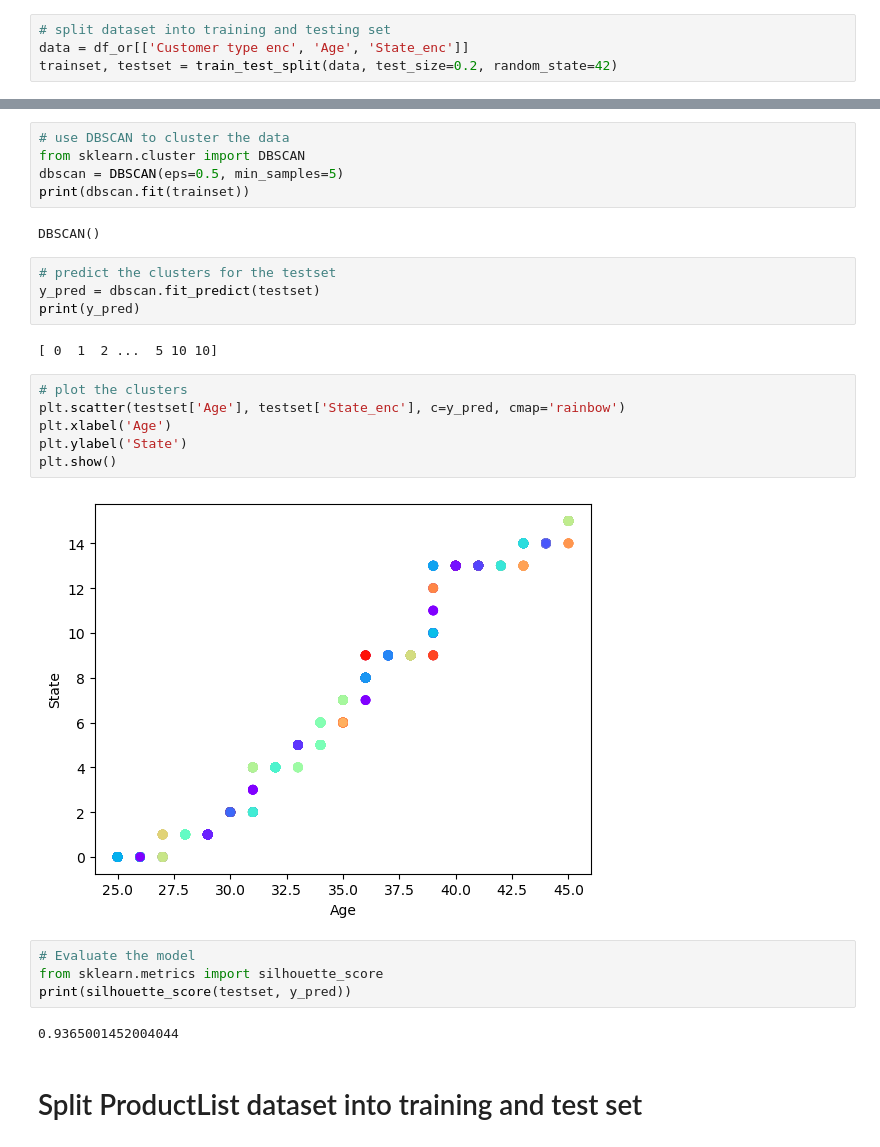
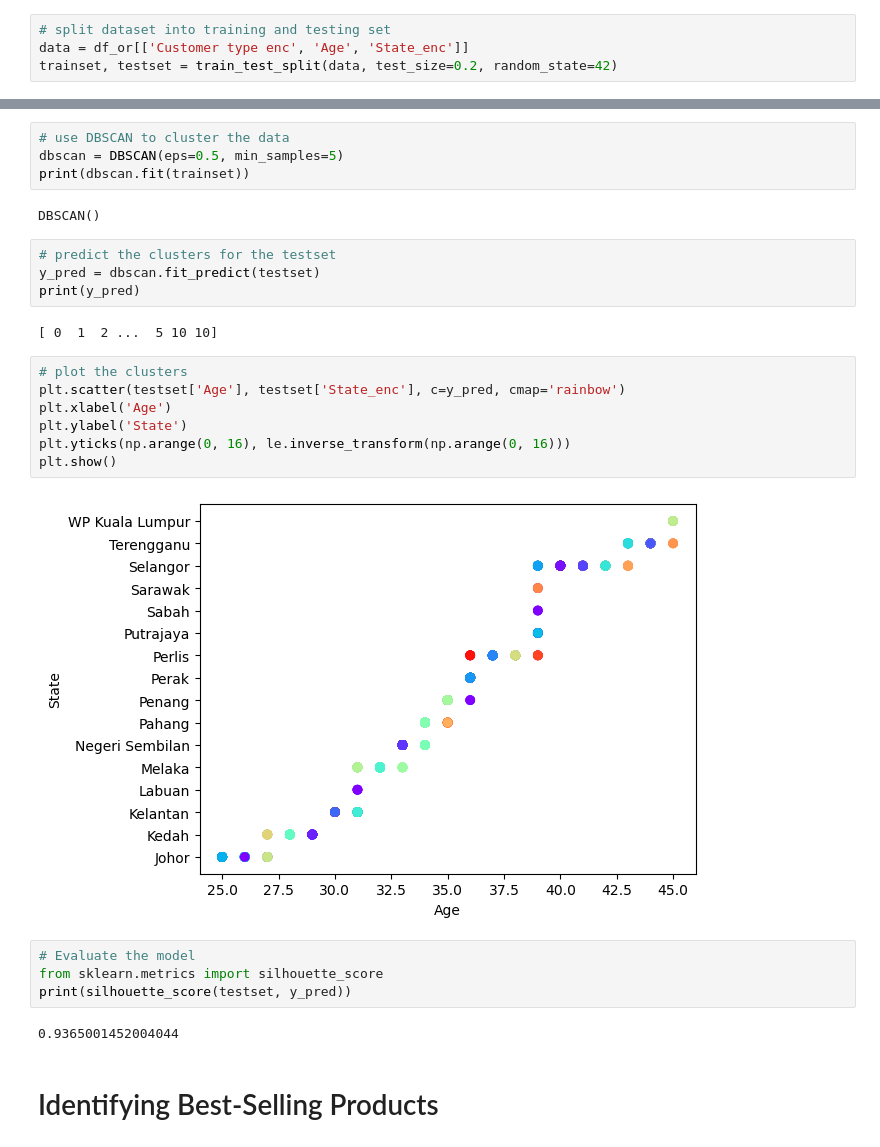
Before and after one commit to sanchick02/AlhaAlfa, a Jupyter notebook: AlhaAlfa_main(1).ipynb, the cells around one changed output, grey strips where cells are left out. Cells and saved outputs as stored; diff of their text form.

Commit message:
Done inventory management and best product

```diff
--- a/AlhaAlfa_main(1).ipynb
+++ b/AlhaAlfa_main(1).ipynb
@@ -422,6 +377,5 @@ KMeans(n_clusters=3, random_state=42)
 # %%
 # use DBSCAN to cluster the data
-from sklearn.cluster import DBSCAN
 dbscan = DBSCAN(eps=0.5, min_samples=5)
 print(dbscan.fit(trainset))
 # %% [output]
@@ -435,17 +389,18 @@ print(y_pred)
 # %%
 # plot the clusters
 plt.scatter(testset['Age'], testset['State_enc'], c=y_pred, cmap='rainbow')
 plt.xlabel('Age')
 plt.ylabel('State')
+plt.yticks(np.arange(0, 16), le.inverse_transform(np.arange(0, 16)))
 plt.show()
 # %% [output]
-[figure, old version]
+[figure, new version]
 # %%
 # Evaluate the model
 from sklearn.metrics import silhouette_score
 print(silhouette_score(testset, y_pred))
 # %% [output]
 0.9365001452004044
-# %% [markdown]
-# Split ProductList dataset into training and test set
+# %% [markdown]
+# Identifying Best-Selling Products
 # %%
```
Also changed, not shown: parts of 17 cells of this notebook, 3 other files.
